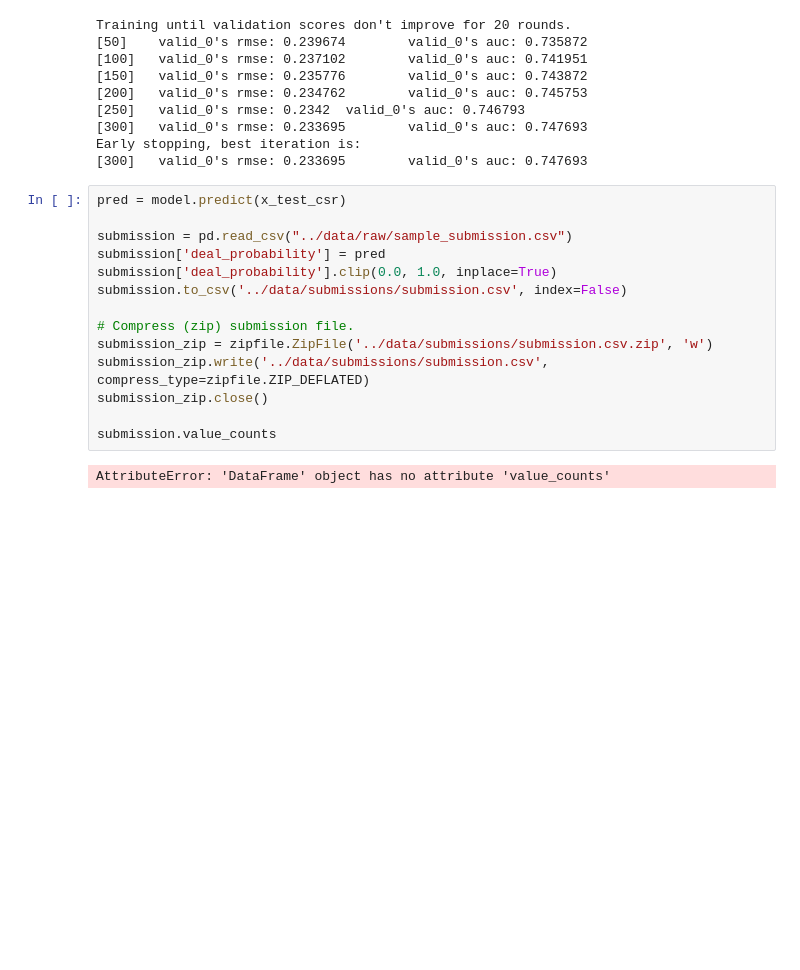
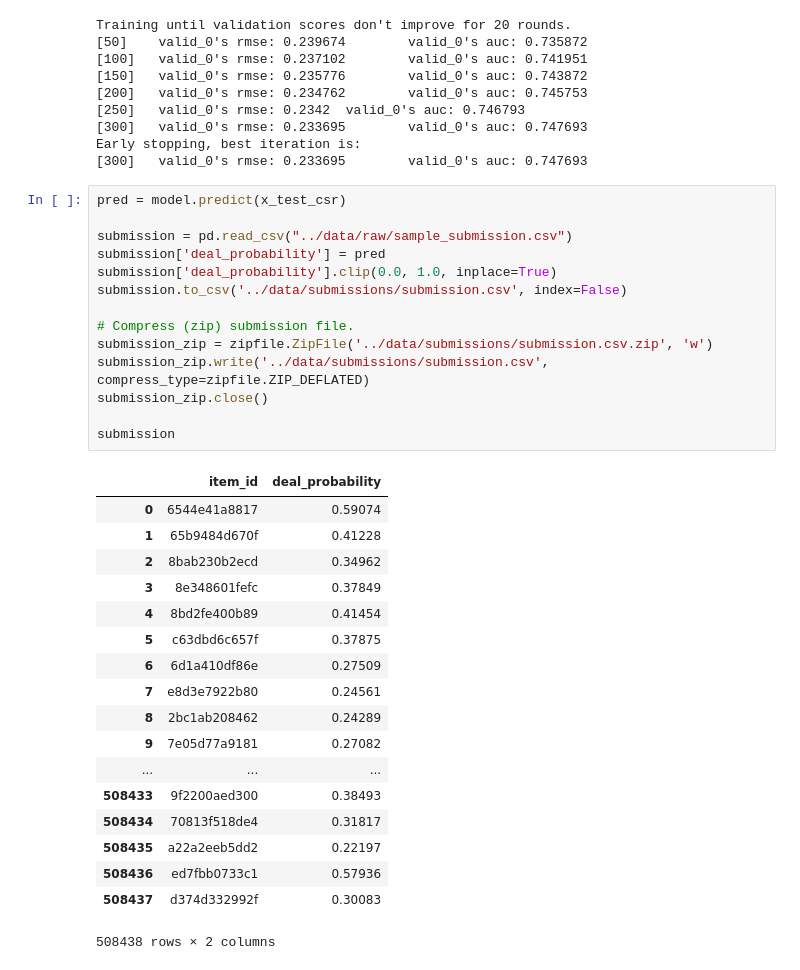
Before and after one commit to venkataravuri/kaggle-competition-avito-dmd-predict, a Jupyter notebook: notebooks/eda-visualizations.ipynb, the cells around one changed output. Drawn from its saved outputs; the diff is of its cells as text; blank space fills up the shorter version.

```diff
--- a/notebooks/eda-visualizations.ipynb
+++ b/notebooks/eda-visualizations.ipynb
@@ -208,16 +208,33 @@ Early stopping, best iteration is:
 # %%
 pred = model.predict(x_test_csr)
 
 submission = pd.read_csv("../data/raw/sample_submission.csv")
 submission['deal_probability'] = pred
 submission['deal_probability'].clip(0.0, 1.0, inplace=True)
 submission.to_csv('../data/submissions/submission.csv', index=False)
 
 # Compress (zip) submission file.
 submission_zip = zipfile.ZipFile('../data/submissions/submission.csv.zip', 'w')
 submission_zip.write('../data/submissions/submission.csv', compress_type=zipfile.ZIP_DEFLATED)
 submission_zip.close()
 
-submission.value_counts
+submission
 # %% [output]
+|  | item_id | deal_probability |
+| 0 | 6544e41a8817 | 0.59074 |
+| 1 | 65b9484d670f | 0.41228 |
+| 2 | 8bab230b2ecd | 0.34962 |
+| 3 | 8e348601fefc | 0.37849 |
+| 4 | 8bd2fe400b89 | 0.41454 |
+| 5 | c63dbd6c657f | 0.37875 |
+| 6 | 6d1a410df86e | 0.27509 |
+| 7 | e8d3e7922b80 | 0.24561 |
+| 8 | 2bc1ab208462 | 0.24289 |
+| 9 | 7e05d77a9181 | 0.27082 |
+| ... | ... | ... |
+| 508433 | 9f2200aed300 | 0.38493 |
+| 508434 | 70813f518de4 | 0.31817 |
+| 508435 | a22a2eeb5dd2 | 0.22197 |
+| 508436 | ed7fbb0733c1 | 0.57936 |
+| 508437 | d374d332992f | 0.30083 |
-AttributeError: 'DataFrame' object has no attribute 'value_counts'
+508438 rows × 2 columns
```
Also changed, not shown: 17 other files.
